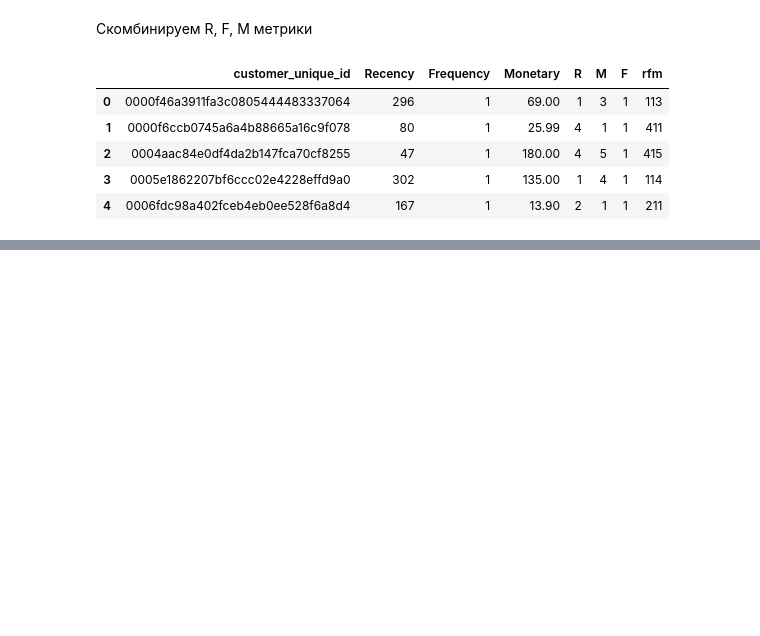
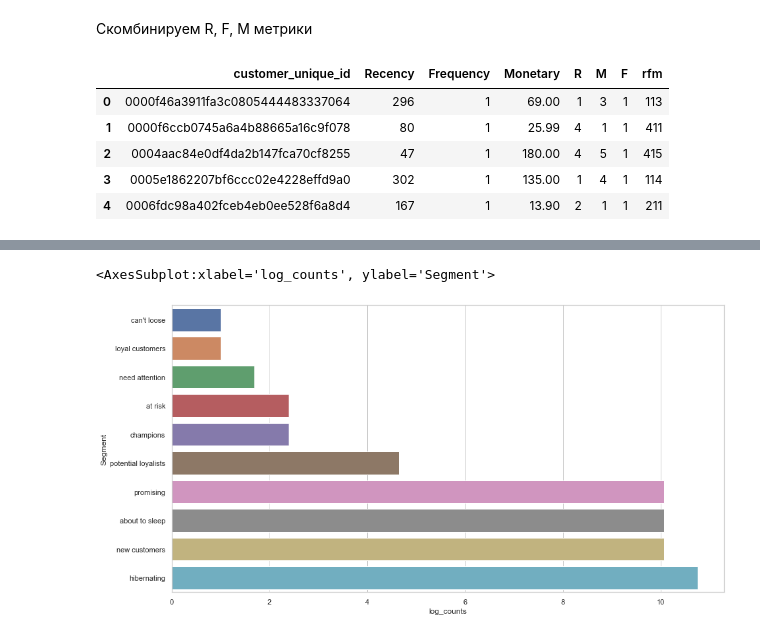
Before and after one commit to PavelSyr/da_karpov.cources_first.project, a Jupyter notebook: pavel_syrnev_15.04_p-syrnev/variant1/e-commerce.ipynb, the cells around one changed output, grey strips where cells are left out. Saved outputs shown, nothing was run; the diff lists cells and outputs as text; code cells hidden in the pictures; blank space fills up the shorter version.

```diff
--- a/pavel_syrnev_15.04_p-syrnev/variant1/e-commerce.ipynb
+++ b/pavel_syrnev_15.04_p-syrnev/variant1/e-commerce.ipynb
@@ -1015,0 +1063,8 @@ df_rfm.head()
+# %%
+df_rfm_segments = df_rfm.groupby(by='Segment') \
+    .rfm.count() \
+    .sort_values() \
+    .reset_index() \
+    .rename(columns={'rfm':'counts'})
+df_rfm_segments['log_counts'] = np.log(df_rfm_segments.counts) + 1
+df_rfm_segments
@@ -1015,0 +1083,6 @@ df_rfm.head()
+# %%
+plt.figure(figsize=(15,8))
+sns.barplot(data = df_rfm_segments, y='Segment', x='log_counts')
+# %% [output]
+<AxesSubplot:xlabel='log_counts', ylabel='Segment'>
+[figure, added]
```
Also changed, not shown: parts of 5 cells of this notebook.
